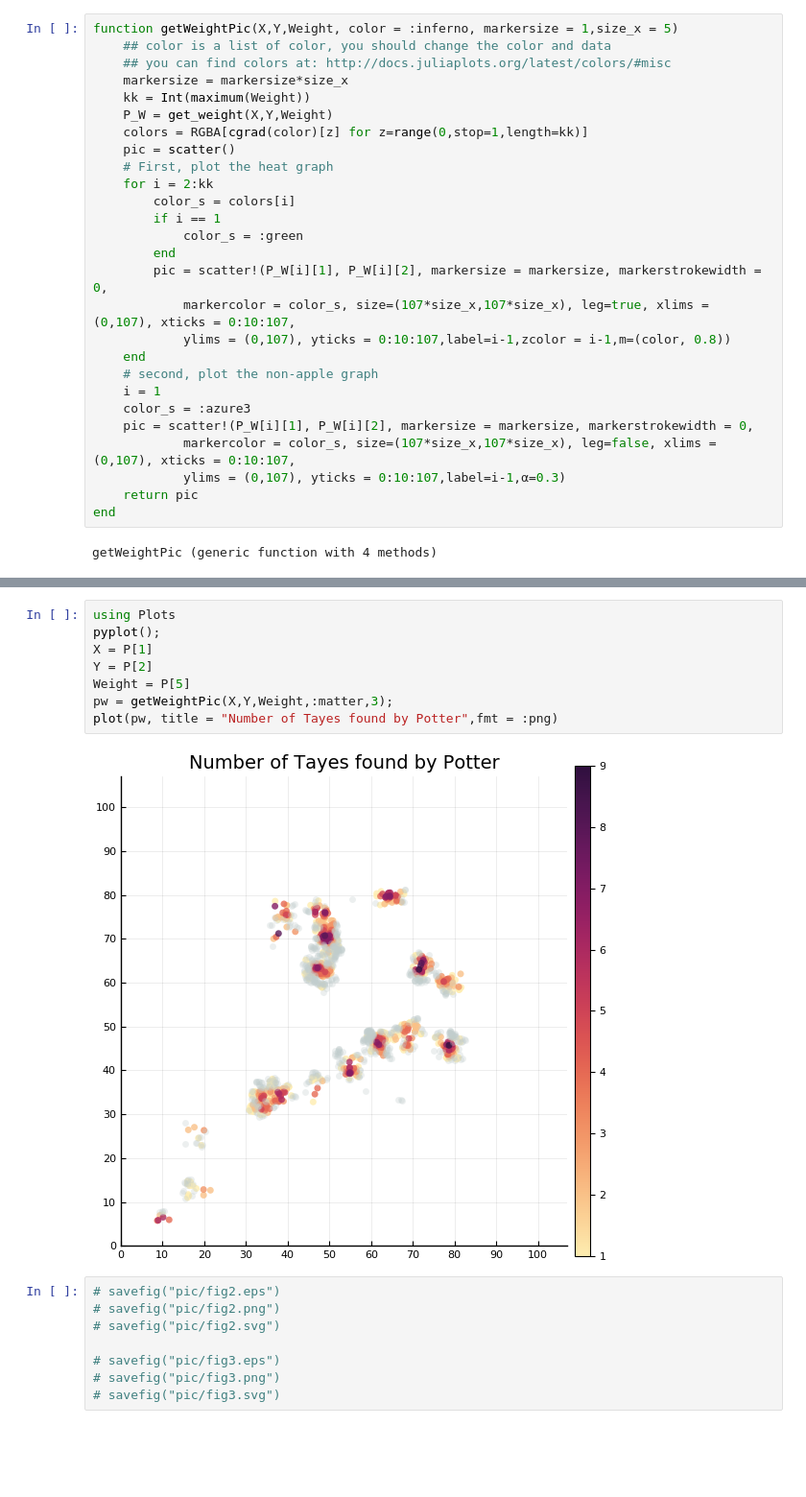
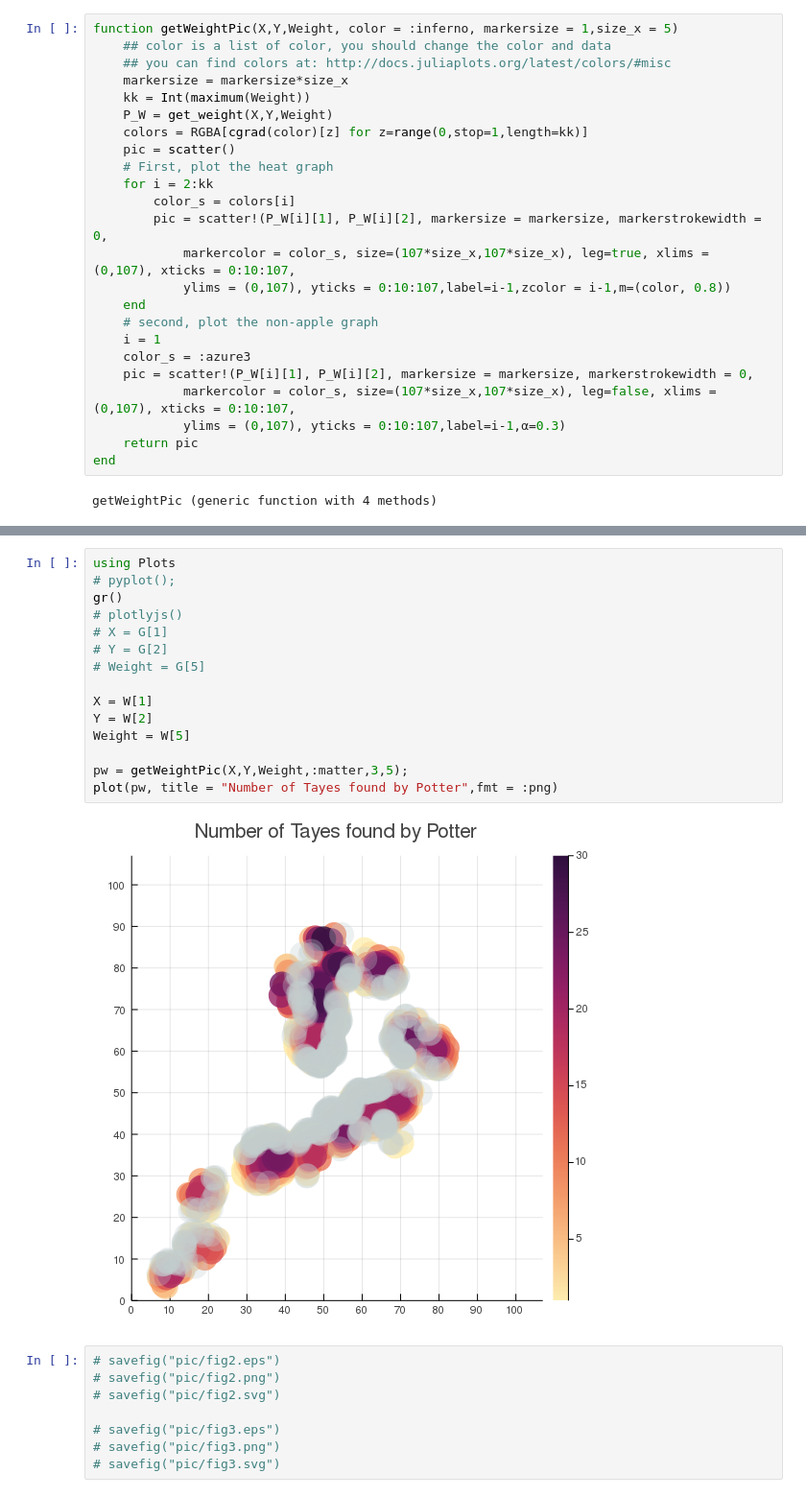
Before and after one commit to Lesliexpy/VE414_Project, a Jupyter notebook: julia pic.ipynb, the cells around one changed output, grey strips where cells are left out. Shown at 96% size. Drawn from its saved outputs; the diff is of its cells as text; blank space fills up the shorter version.

```diff
--- a/julia pic.ipynb
+++ b/julia pic.ipynb
@@ -101,9 +101,6 @@ function getWeightPic(X,Y,Weight, color = :inferno, markersize = 1,size_x = 5)
     # First, plot the heat graph
     for i = 2:kk
         color_s = colors[i]
-        if i == 1
-            color_s = :green
-        end
         pic = scatter!(P_W[i][1], P_W[i][2], markersize = markersize, markerstrokewidth = 0,
             markercolor = color_s, size=(107*size_x,107*size_x), leg=true, xlims = (0,107), xticks = 0:10:107,
             ylims = (0,107), yticks = 0:10:107,label=i-1,zcolor = i-1,m=(color, 0.8))
@@ -121,13 +125,20 @@ getWeightPic (generic function with 4 methods)
 # %%
 using Plots
-pyplot();
-X = P[1]
-Y = P[2]
-Weight = P[5]
-pw = getWeightPic(X,Y,Weight,:matter,3);
+# pyplot();
+gr()
+# plotlyjs()
+# X = G[1]
+# Y = G[2]
+# Weight = G[5]
+
+X = W[1]
+Y = W[2]
+Weight = W[5]
+
+pw = getWeightPic(X,Y,Weight,:matter,3,5);
 plot(pw, title = "Number of Tayes found by Potter",fmt = :png)
 # %% [output]
-[figure, old version]
+[figure, new version]
 # %%
 # savefig("pic/fig2.eps")
 # savefig("pic/fig2.png")
```
Also changed, not shown: parts of 3 cells of this notebook, 4 other files.
